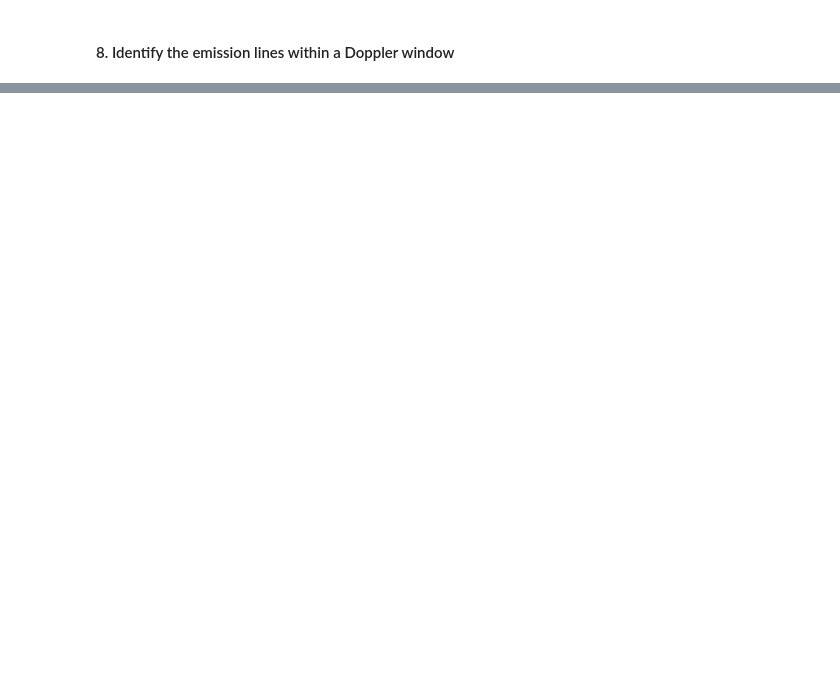
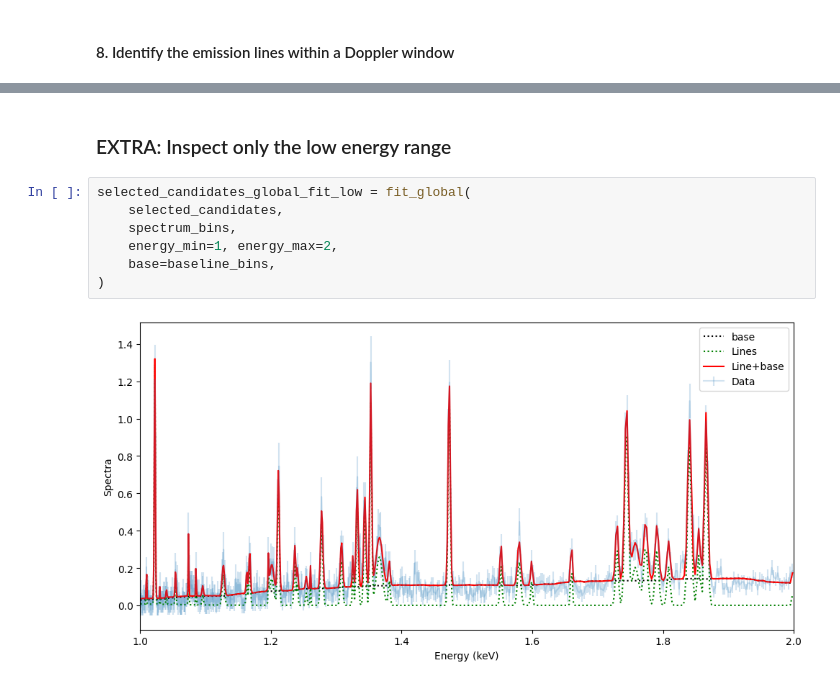
Before and after one commit to xragua/BLiSS, a Jupyter notebook: notebooks/Vela_x1_chandra.ipynb, the cells around one changed output, grey strips where cells are left out. Saved outputs shown, nothing was run; the diff lists cells and outputs as text; blank space fills up the shorter version.

```diff
--- a/notebooks/Vela_x1_chandra.ipynb
+++ b/notebooks/Vela_x1_chandra.ipynb
@@ -298,0 +315,11 @@ add_most_probable_ion(selected_candidates_global_fit, v_doppler_kms=v_dop )
+# %% [markdown]
+### EXTRA: Inspect only the low energy range
+# %%
+selected_candidates_global_fit_low = fit_global(
+    selected_candidates,
+    spectrum_bins,
+    energy_min=1, energy_max=2,
+    base=baseline_bins,
+)
+# %% [output]
+[figure, added]
```
Also changed, not shown: parts of 3 cells of this notebook.
